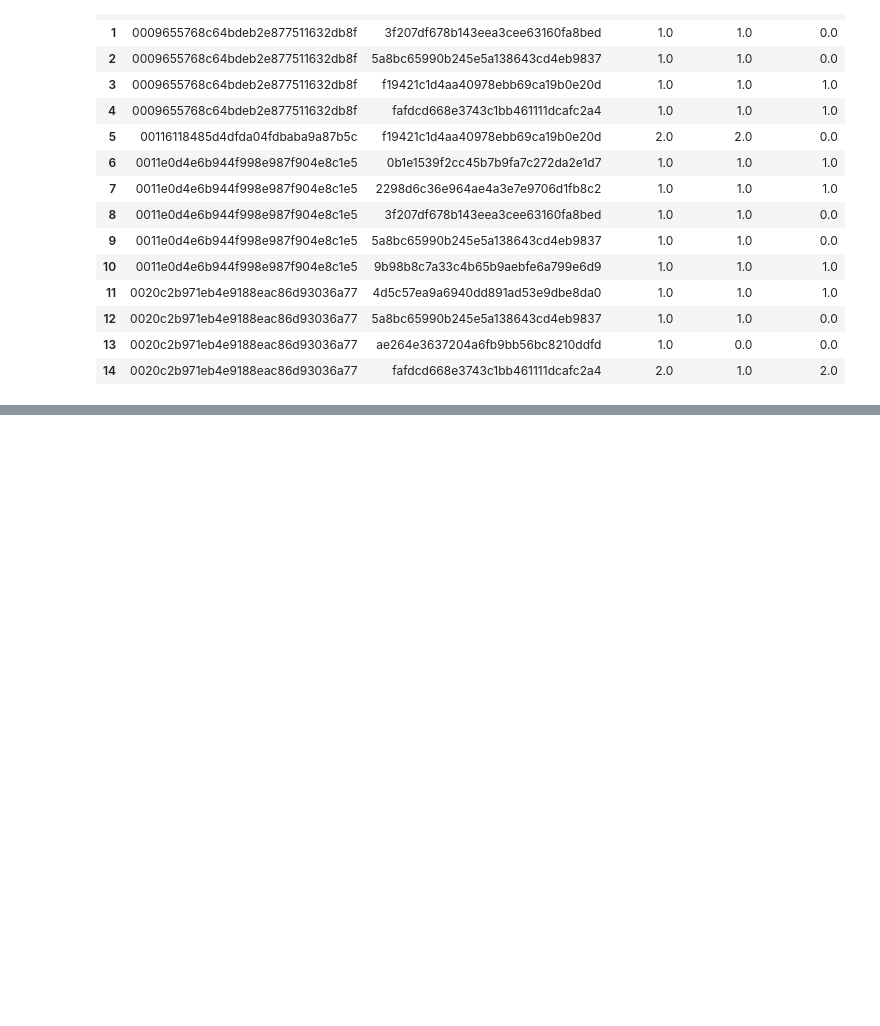
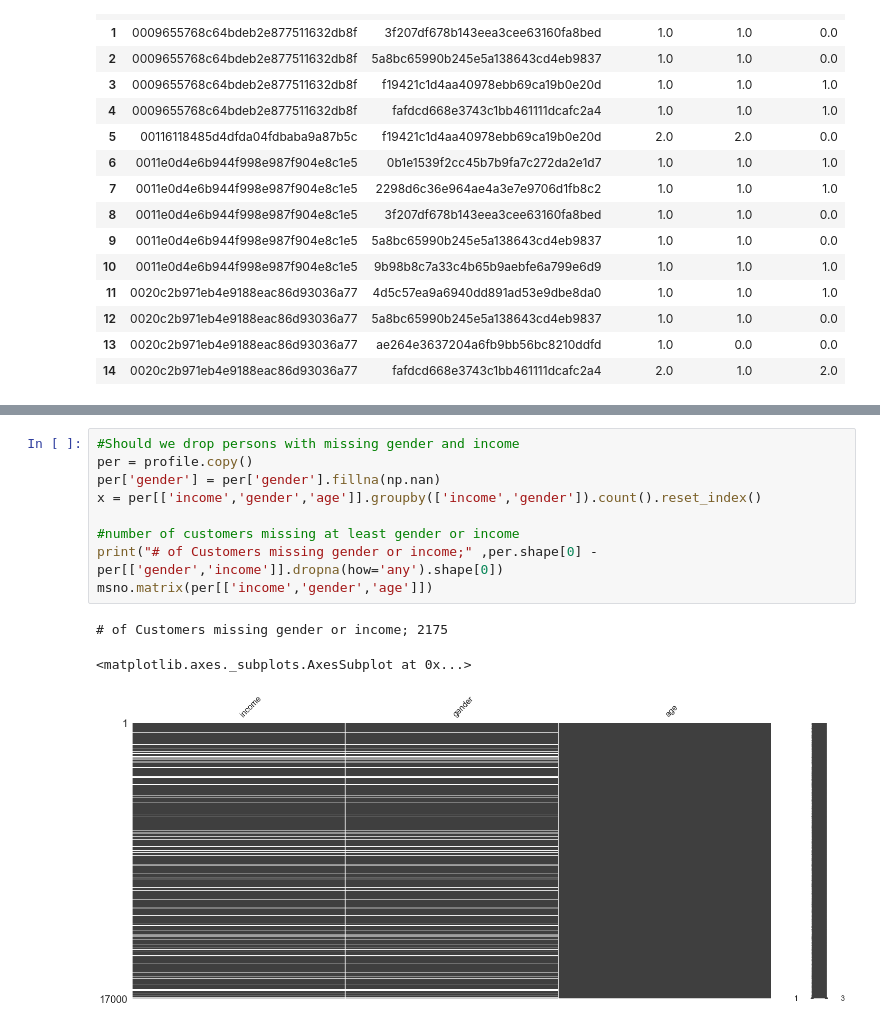
Before and after one commit to Moraut/DSND-Term-2, a Jupyter notebook: 04. Capstone Project/notebook/Starbucks_Capstone_notebook.ipynb, the cells around one changed output, grey strips where cells are left out. Saved outputs shown, nothing was run; the diff lists cells and outputs as text; blank space fills up the shorter version.

```diff
--- a/04. Capstone Project/notebook/Starbucks_Capstone_notebook.ipynb
+++ b/04. Capstone Project/notebook/Starbucks_Capstone_notebook.ipynb
@@ -676,0 +758,13 @@ count_person_offer.head(15)
+# %%
+#Should we drop persons with missing gender and income
+per = profile.copy()
+per['gender'] = per['gender'].fillna(np.nan)
+x = per[['income','gender','age']].groupby(['income','gender']).count().reset_index()
+
+#number of customers missing at least gender or income
+print("# of Customers missing gender or income;" ,per.shape[0] - per[['gender','income']].dropna(how='any').shape[0])
+msno.matrix(per[['income','gender','age']])
+# %% [output]
+# of Customers missing gender or income; 2175
+<matplotlib.axes._subplots.AxesSubplot at 0x...>
+[figure, added]
```
Also changed, not shown: parts of 17 cells of this notebook, 1 other file.
